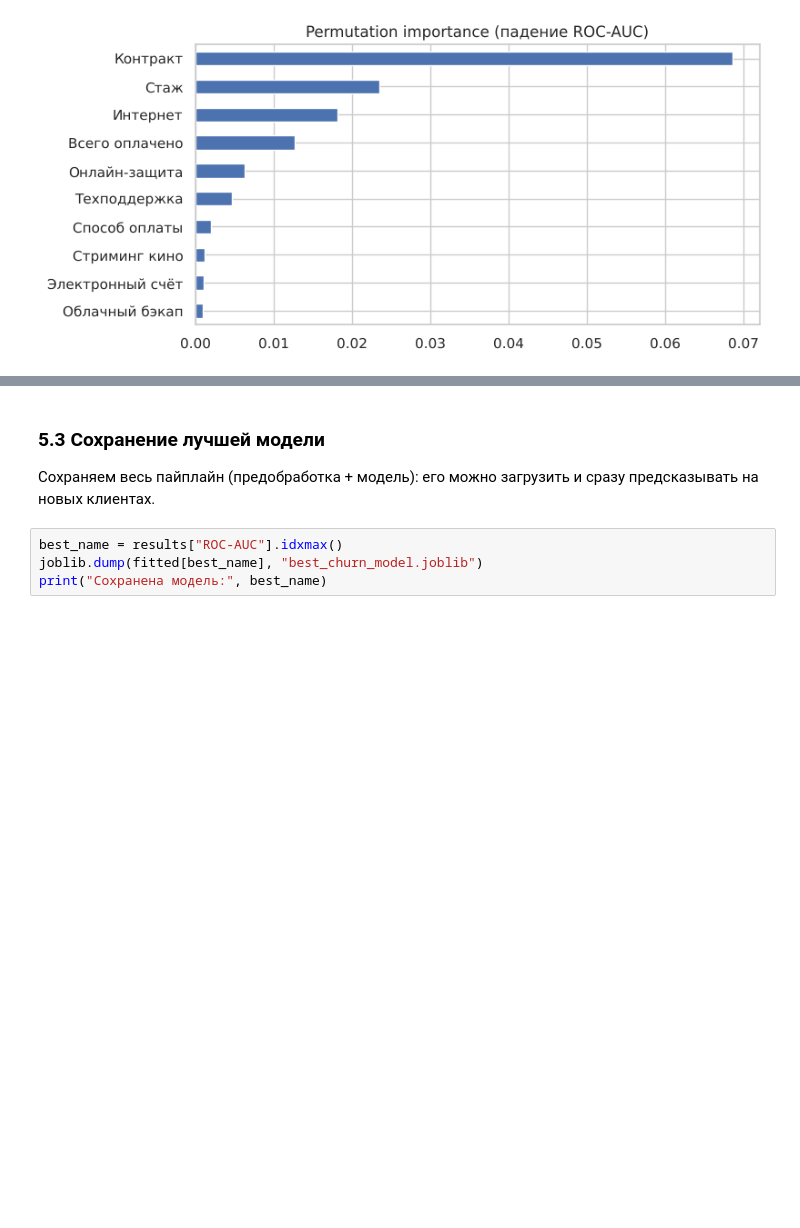
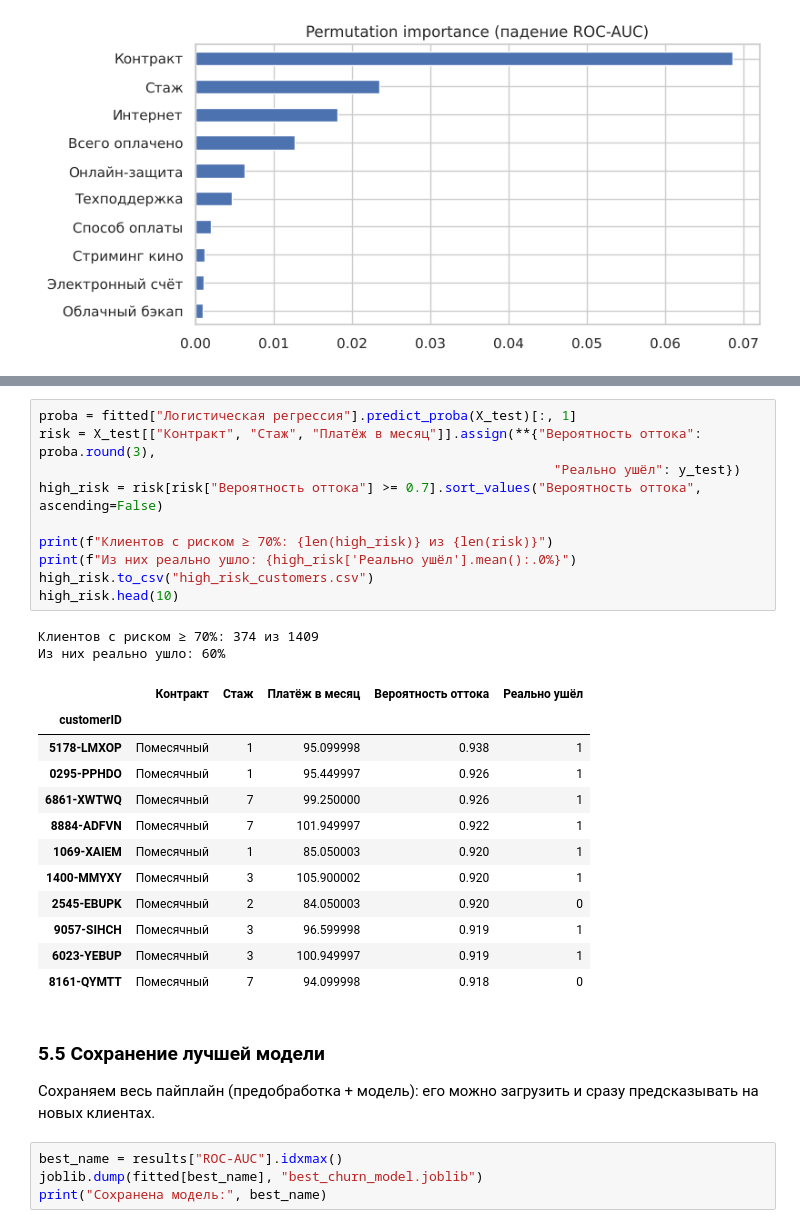
Before and after one commit to niksahn/magistrProject, a Jupyter notebook: churn_telco.ipynb, the cells around one changed output, grey strips where cells are left out. Saved outputs shown, nothing was run; the diff lists cells and outputs as text; blank space fills up the shorter version.

```diff
--- a/churn_telco.ipynb
+++ b/churn_telco.ipynb
@@ -414,5 +441,30 @@ imp.tail(10).plot.barh(figsize=(8, 4), title="Permutation importance (паден
+# %%
+proba = fitted["Логистическая регрессия"].predict_proba(X_test)[:, 1]
+risk = X_test[["Контракт", "Стаж", "Платёж в месяц"]].assign(**{"Вероятность оттока": proba.round(3),
+                                                                  "Реально ушёл": y_test})
+high_risk = risk[risk["Вероятность оттока"] >= 0.7].sort_values("Вероятность оттока", ascending=False)
+
+print(f"Клиентов с риском ≥ 70%: {len(high_risk)} из {len(risk)}")
+print(f"Из них реально ушло: {high_risk['Реально ушёл'].mean():.0%}")
+high_risk.to_csv("high_risk_customers.csv")
+high_risk.head(10)
+# %% [output]
+Клиентов с риском ≥ 70%: 374 из 1409
+Из них реально ушло: 60%
+|  | Контракт | Стаж | Платёж в месяц | Вероятность оттока | Реально ушёл |
+| customerID |  |  |  |  |  |
+| 5178-LMXOP | Помесячный | 1 | 95.099998 | 0.938 | 1 |
+| 0295-PPHDO | Помесячный | 1 | 95.449997 | 0.926 | 1 |
+| 6861-XWTWQ | Помесячный | 7 | 99.250000 | 0.926 | 1 |
+| 8884-ADFVN | Помесячный | 7 | 101.949997 | 0.922 | 1 |
+| 1069-XAIEM | Помесячный | 1 | 85.050003 | 0.920 | 1 |
+| 1400-MMYXY | Помесячный | 3 | 105.900002 | 0.920 | 1 |
+| 2545-EBUPK | Помесячный | 2 | 84.050003 | 0.920 | 0 |
+| 9057-SIHCH | Помесячный | 3 | 96.599998 | 0.919 | 1 |
+| 6023-YEBUP | Помесячный | 3 | 100.949997 | 0.919 | 1 |
+| 8161-QYMTT | Помесячный | 7 | 94.099998 | 0.918 | 0 |
 # %% [markdown]
-### 5.3 Сохранение лучшей модели
+### 5.5 Сохранение лучшей модели
 Сохраняем весь пайплайн (предобработка + модель): его можно загрузить и сразу предсказывать на новых клиентах.
 # %%
 best_name = results["ROC-AUC"].idxmax()
```
Also changed, not shown: parts of 7 cells of this notebook, 3 other files.
